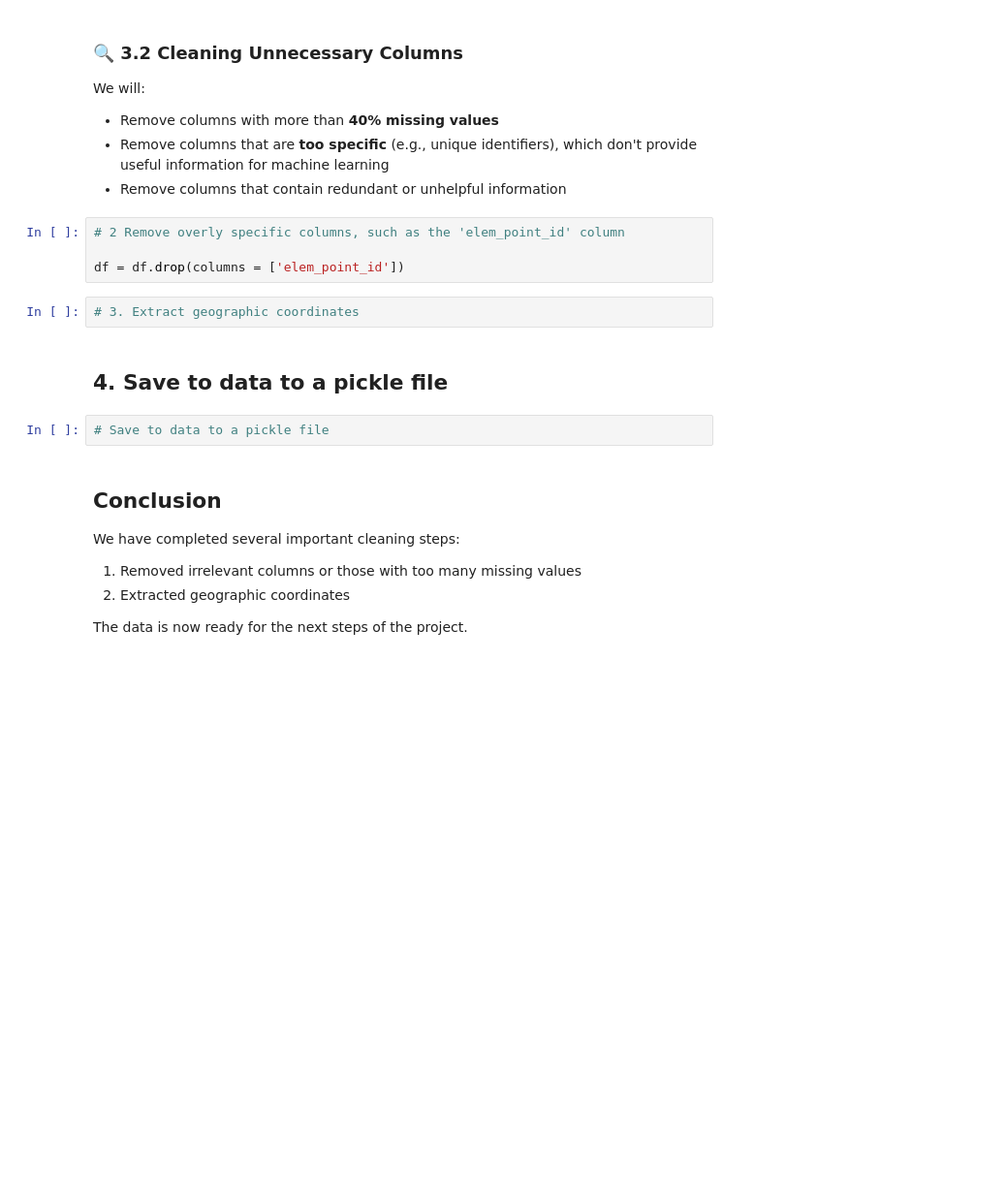
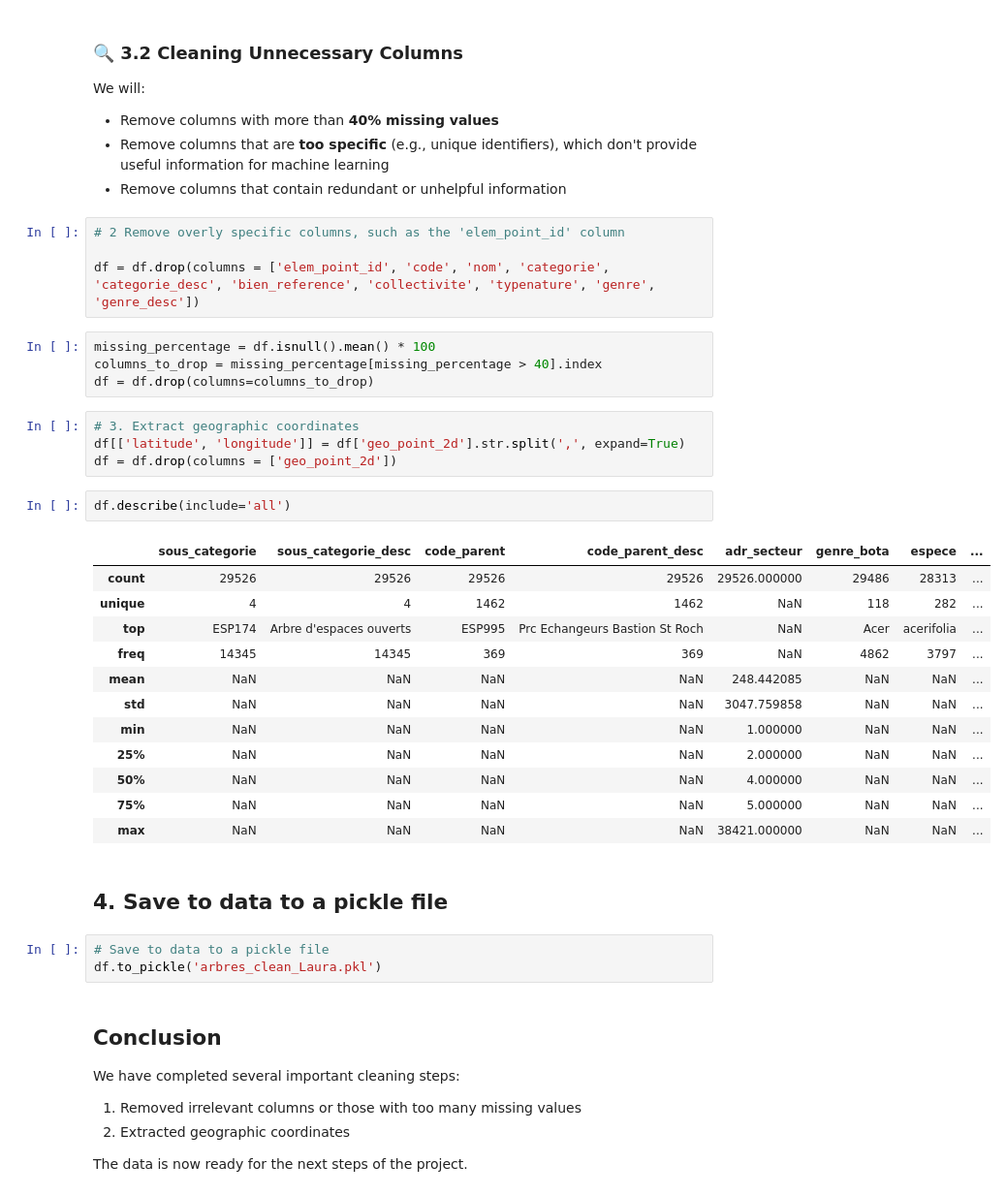
Before and after one commit to laumxt/ML-1, a Jupyter notebook: Notebooks/ML10_Data_cleaning_Eng_Laura.ipynb, the cells around one changed output. Shown at 97% size. Saved outputs shown, nothing was run; the diff lists cells and outputs as text; blank space fills up the shorter version.

Commit message:
finished Laura nb ML10

```diff
--- a/Notebooks/ML10_Data_cleaning_Eng_Laura.ipynb
+++ b/Notebooks/ML10_Data_cleaning_Eng_Laura.ipynb
@@ -174,13 +174,35 @@ We will:
 # %%
 # 2 Remove overly specific columns, such as the 'elem_point_id' column
 
-df = df.drop(columns = ['elem_point_id'])
+df = df.drop(columns = ['elem_point_id', 'code', 'nom', 'categorie', 'categorie_desc', 'bien_reference', 'collectivite', 'typenature', 'genre', 'genre_desc'])
+# %%
+missing_percentage = df.isnull().mean() * 100
+columns_to_drop = missing_percentage[missing_percentage > 40].index
+df = df.drop(columns=columns_to_drop)
 # %%
 # 3. Extract geographic coordinates
+df[['latitude', 'longitude']] = df['geo_point_2d'].str.split(',', expand=True)
+df = df.drop(columns = ['geo_point_2d'])
+# %%
+df.describe(include='all')
+# %% [output]
+|  | sous_categorie | sous_categorie_desc | code_parent | code_parent_desc | adr_secteur | genre_bota | espece | ... |
+| count | 29526 | 29526 | 29526 | 29526 | 29526.000000 | 29486 | 28313 | ... |
+| unique | 4 | 4 | 1462 | 1462 | NaN | 118 | 282 | ... |
+| top | ESP174 | Arbre d'espaces ouverts | ESP995 | Prc Echangeurs Bastion St Roch | NaN | Acer | acerifolia | ... |
+| freq | 14345 | 14345 | 369 | 369 | NaN | 4862 | 3797 | ... |
+| mean | NaN | NaN | NaN | NaN | 248.442085 | NaN | NaN | ... |
+| std | NaN | NaN | NaN | NaN | 3047.759858 | NaN | NaN | ... |
+| min | NaN | NaN | NaN | NaN | 1.000000 | NaN | NaN | ... |
+| 25% | NaN | NaN | NaN | NaN | 2.000000 | NaN | NaN | ... |
+| 50% | NaN | NaN | NaN | NaN | 4.000000 | NaN | NaN | ... |
+| 75% | NaN | NaN | NaN | NaN | 5.000000 | NaN | NaN | ... |
+| max | NaN | NaN | NaN | NaN | 38421.000000 | NaN | NaN | ... |
 # %% [markdown]
 ## 4. Save to data to a pickle file
 # %%
 # Save to data to a pickle file
+df.to_pickle('arbres_clean_Laura.pkl')
 # %% [markdown]
 ## Conclusion
 
```
